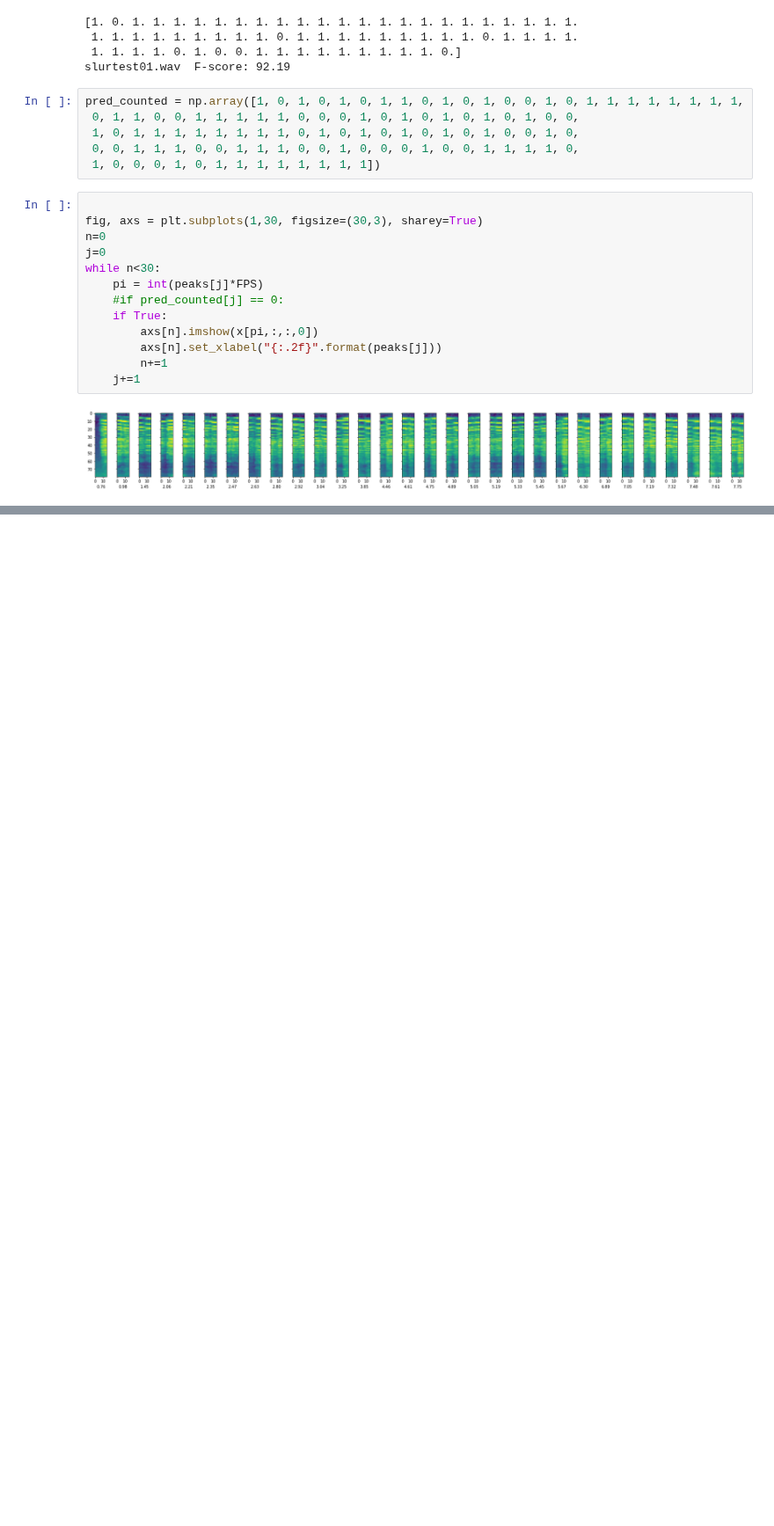
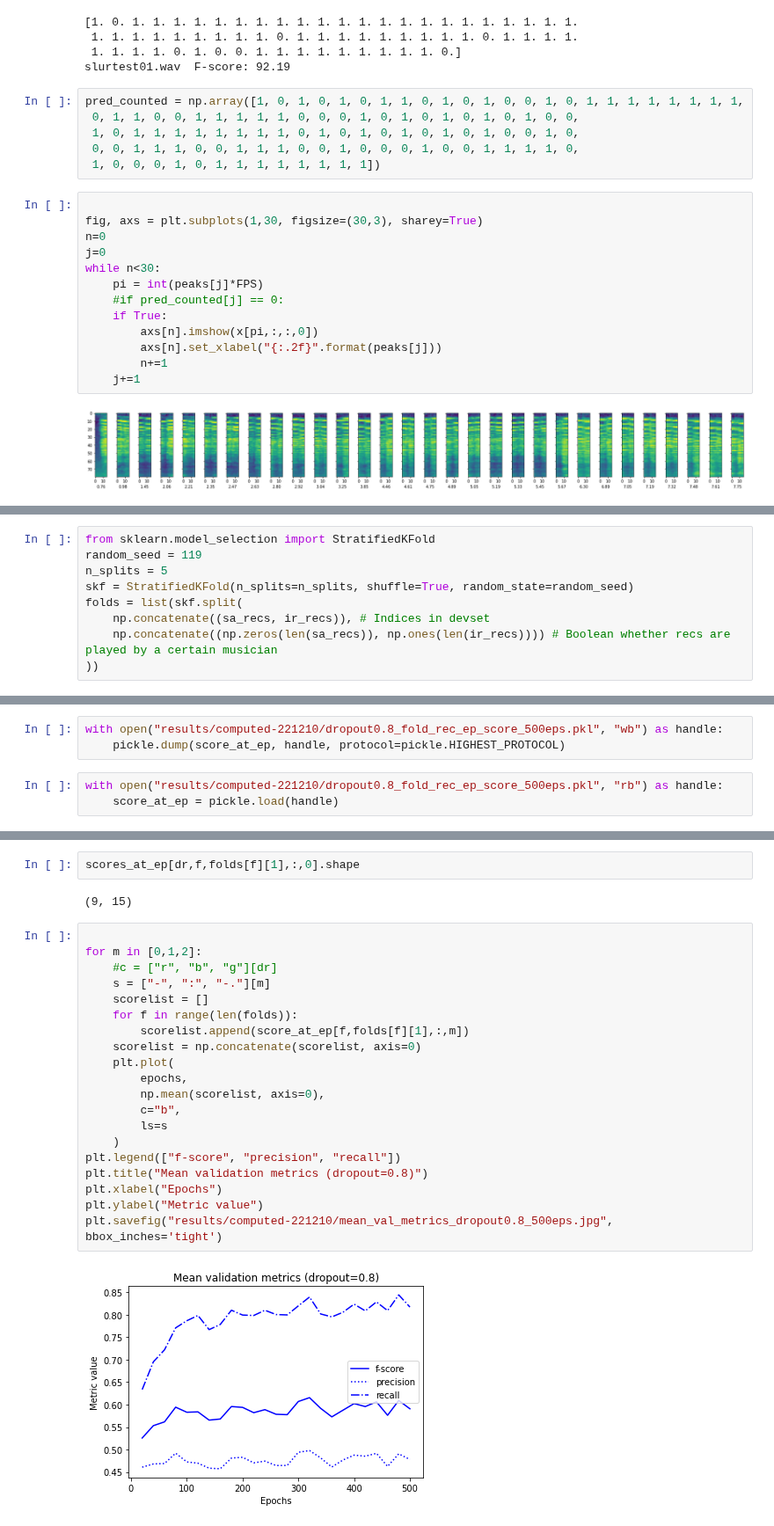
Before and after one commit to SimonFalk/beyondPianoRoll, a Jupyter notebook: cnn-analysis.ipynb, the cells around one changed output, grey strips where cells are left out. Shown at 88% size. Cells and saved outputs as stored; diff of their text form; blank space fills up the shorter version.

```diff
--- a/cnn-analysis.ipynb
+++ b/cnn-analysis.ipynb
@@ -334,2 +341,11 @@ slurtest05_FK.wav
+# %%
+from sklearn.model_selection import StratifiedKFold
+random_seed = 119
+n_splits = 5
+skf = StratifiedKFold(n_splits=n_splits, shuffle=True, random_state=random_seed)
+folds = list(skf.split(
+    np.concatenate((sa_recs, ir_recs)), # Indices in devset
+    np.concatenate((np.zeros(len(sa_recs)), np.ones(len(ir_recs)))) # Boolean whether recs are played by a certain musician
+))
 # %%
 TOL = 0.025
@@ -379,0 +446,6 @@ plt.plot(np.mean(score_at_ep[fk_recs, :, 1], axis=0))
+# %%
+with open("results/computed-221210/dropout0.8_fold_rec_ep_score_500eps.pkl", "wb") as handle:
+    pickle.dump(score_at_ep, handle, protocol=pickle.HIGHEST_PROTOCOL)
+# %%
+with open("results/computed-221210/dropout0.8_fold_rec_ep_score_500eps.pkl", "rb") as handle:
+    score_at_ep = pickle.load(handle)
@@ -379,0 +483,26 @@ plt.plot(np.mean(score_at_ep[fk_recs, :, 1], axis=0))
+# %%
+scores_at_ep[dr,f,folds[f][1],:,0].shape
+# %% [output]
+(9, 15)
+# %%
+
+for m in [0,1,2]:
+    #c = ["r", "b", "g"][dr]
+    s = ["-", ":", "-."][m]
+    scorelist = []
+    for f in range(len(folds)):
+        scorelist.append(score_at_ep[f,folds[f][1],:,m])
+    scorelist = np.concatenate(scorelist, axis=0)
+    plt.plot(
+        epochs,
+        np.mean(scorelist, axis=0),
+        c="b",
+        ls=s
+    )
+plt.legend(["f-score", "precision", "recall"])
+plt.title("Mean validation metrics (dropout=0.8)")
+plt.xlabel("Epochs")
+plt.ylabel("Metric value")
+plt.savefig("results/computed-221210/mean_val_metrics_dropout0.8_500eps.jpg", bbox_inches='tight')
+# %% [output]
+[figure, added]
```
Also changed, not shown: parts of 16 cells of this notebook.
